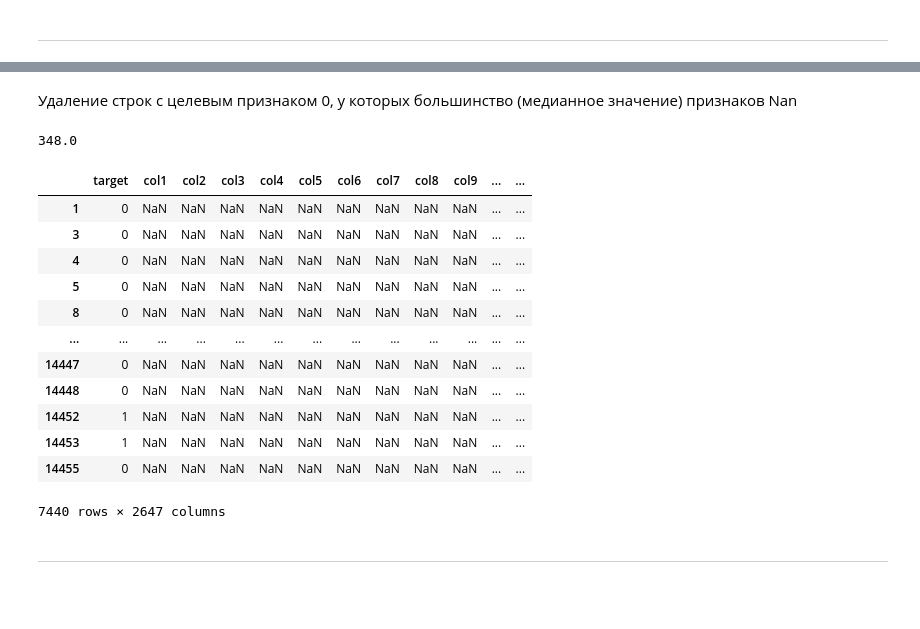
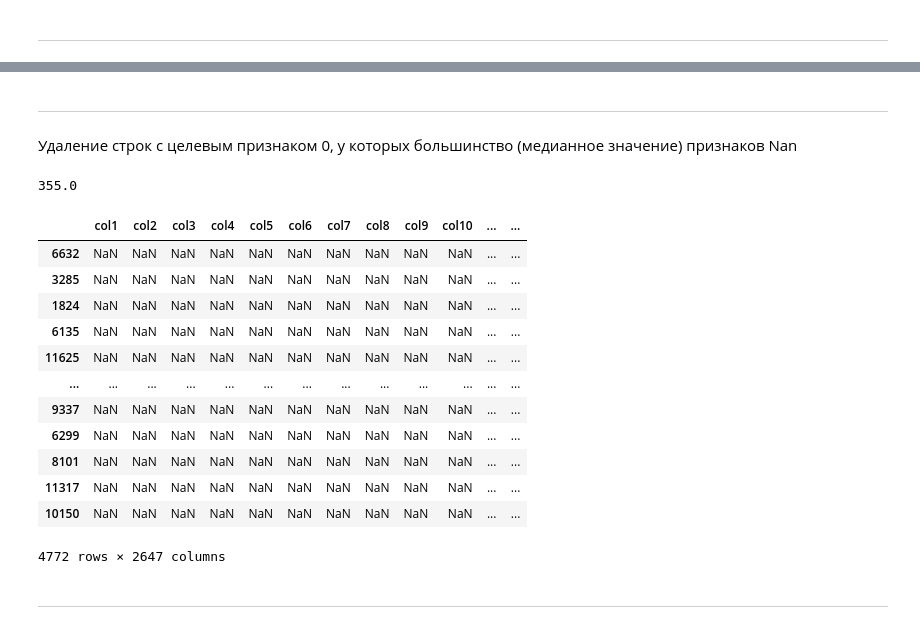
Before and after one commit to 999rse/noa_smlt, a Jupyter notebook: playbook.ipynb, the cells around one changed output, grey strips where cells are left out. Drawn from its saved outputs; the diff is of its cells as text; code cells hidden in the pictures; blank space fills up the shorter version.

```diff
--- a/playbook.ipynb
+++ b/playbook.ipynb
@@ -112,0 +131,7 @@ datat
+# %%
+X_train, X_test, y_train, y_test = train_test_split(datat.drop(columns=['target']), datat['target'], test_size=0.3, random_state=rs+20)
+# %%
+Train_data = X_train
+Train_data['target'] = y_train
+Test_data = X_test
+Test_data['target'] = y_test
@@ -113,28 +152,30 @@ datat
+# %% [markdown]
+--------------
 # %% [markdown]
 Удаление строк с целевым признаком 0, у которых большинство (медианное значение) признаков Nan
 # %%
 # Надо посчитать сколько в среднем заполнено значений для цп 0
-median_t0 = datat[datat['target'] == 0].iloc[:,1:].apply(lambda row: row.notna().sum(), axis=1).median()
+median_t0 = Train_data[Train_data['target'] == 0].iloc[:,1:].apply(lambda row: row.notna().sum(), axis=1).median()
 median_t0
 # %% [output]
-348.0
+355.0
 # %%
-data = datat[~((datat['target'] == 0) & (datat.iloc[:, 1:].apply(lambda row: row.notna().sum(), axis=1) <= median_t0))]
+data = Train_data[~((Train_data['target'] == 0) & (Train_data.iloc[:, 1:].apply(lambda row: row.notna().sum(), axis=1) >= median_t0))]
 data
 # %% [output]
-|  | target | col1 | col2 | col3 | col4 | col5 | col6 | col7 | col8 | col9 | ... | ... |
-| 1 | 0 | NaN | NaN | NaN | NaN | NaN | NaN | NaN | NaN | NaN | ... | ... |
-| 3 | 0 | NaN | NaN | NaN | NaN | NaN | NaN | NaN | NaN | NaN | ... | ... |
-| 4 | 0 | NaN | NaN | NaN | NaN | NaN | NaN | NaN | NaN | NaN | ... | ... |
-| 5 | 0 | NaN | NaN | NaN | NaN | NaN | NaN | NaN | NaN | NaN | ... | ... |
-| 8 | 0 | NaN | NaN | NaN | NaN | NaN | NaN | NaN | NaN | NaN | ... | ... |
+|  | col1 | col2 | col3 | col4 | col5 | col6 | col7 | col8 | col9 | col10 | ... | ... |
+| 6632 | NaN | NaN | NaN | NaN | NaN | NaN | NaN | NaN | NaN | NaN | ... | ... |
+| 3285 | NaN | NaN | NaN | NaN | NaN | NaN | NaN | NaN | NaN | NaN | ... | ... |
+| 1824 | NaN | NaN | NaN | NaN | NaN | NaN | NaN | NaN | NaN | NaN | ... | ... |
+| 6135 | NaN | NaN | NaN | NaN | NaN | NaN | NaN | NaN | NaN | NaN | ... | ... |
+| 11625 | NaN | NaN | NaN | NaN | NaN | NaN | NaN | NaN | NaN | NaN | ... | ... |
 | ... | ... | ... | ... | ... | ... | ... | ... | ... | ... | ... | ... | ... |
-| 14447 | 0 | NaN | NaN | NaN | NaN | NaN | NaN | NaN | NaN | NaN | ... | ... |
-| 14448 | 0 | NaN | NaN | NaN | NaN | NaN | NaN | NaN | NaN | NaN | ... | ... |
-| 14452 | 1 | NaN | NaN | NaN | NaN | NaN | NaN | NaN | NaN | NaN | ... | ... |
-| 14453 | 1 | NaN | NaN | NaN | NaN | NaN | NaN | NaN | NaN | NaN | ... | ... |
-| 14455 | 0 | NaN | NaN | NaN | NaN | NaN | NaN | NaN | NaN | NaN | ... | ... |
+| 9337 | NaN | NaN | NaN | NaN | NaN | NaN | NaN | NaN | NaN | NaN | ... | ... |
+| 6299 | NaN | NaN | NaN | NaN | NaN | NaN | NaN | NaN | NaN | NaN | ... | ... |
+| 8101 | NaN | NaN | NaN | NaN | NaN | NaN | NaN | NaN | NaN | NaN | ... | ... |
+| 11317 | NaN | NaN | NaN | NaN | NaN | NaN | NaN | NaN | NaN | NaN | ... | ... |
+| 10150 | NaN | NaN | NaN | NaN | NaN | NaN | NaN | NaN | NaN | NaN | ... | ... |
-7440 rows × 2647 columns
+4772 rows × 2647 columns
 # %% [markdown]
 ------------
 # %%
```
Also changed, not shown: parts of 18 cells of this notebook.
